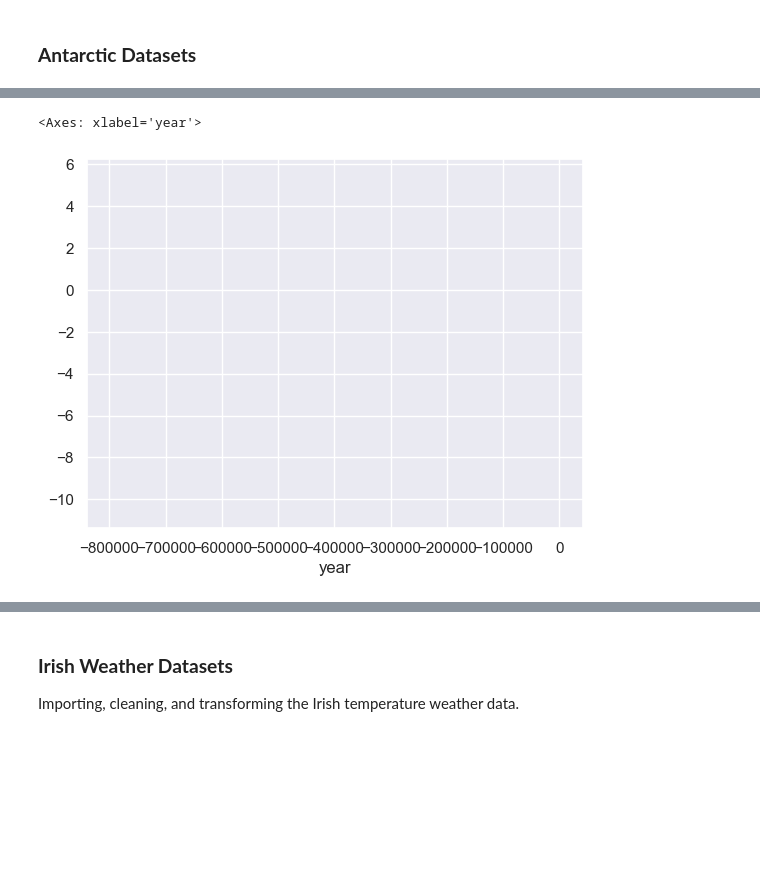
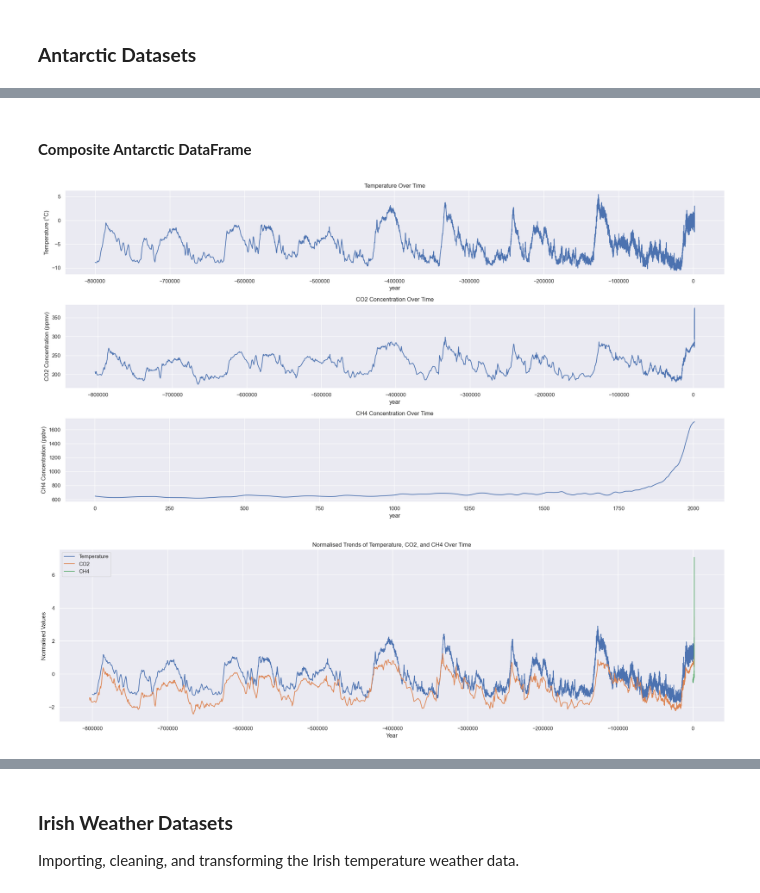
Before and after one commit to damienfarrell/prog-data-project-2, a Jupyter notebook: project_2.ipynb, the cells around one changed output, grey strips where cells are left out. Saved outputs shown, nothing was run; the diff lists cells and outputs as text; code cells hidden in the pictures; blank space fills up the shorter version.

Commit message:
Finally sorted the antarctic datasets

```diff
--- a/project_2.ipynb
+++ b/project_2.ipynb
@@ -122,3 +109,0 @@ antarctic_temp_df
-# %%
-antarctic_temp_df.set_index("year", inplace=True)
-antarctic_temp_df.plot()
@@ -178,3 +129,0 @@ year_range = pd.Series(range(min_year, max_year + 1), name="year")
-# %%
-antarctic_carbon_dioxide_df.set_index("year", inplace=True)
-antarctic_carbon_dioxide_df.plot()
@@ -186,2 +129,0 @@ Adding the year as a new column to Antarctic Temperature DataFrame, Antarctic Ca
-# %%
-antarctic_df = antarctic_carbon_dioxide_df.set_index("year").reindex(year_range)
@@ -247,5 +129,0 @@ Name: temp, Length: 805990, dtype: float64
-# %%
-antarctic_df["temp"].plot()
-# %% [output]
-<Axes: xlabel='year'>
-[figure, removed]
@@ -251,0 +158,58 @@ antarctic_df["temp"].plot()
+# %% [markdown]
+#### **Composite Antarctic DataFrame**
+# %%
+antarctic_df = pd.merge(year_range, antarctic_temp_df, on="year", how="left")
+antarctic_df = pd.merge(antarctic_df, antarctic_carbon_dioxide_df, on="year", how="left")
+
+antarctic_df = pd.merge(antarctic_df, antarctic_methane_df, on="year", how="left")
+antarctic_df = antarctic_df.set_index("year")
+antarctic_df = antarctic_df.sort_index()
+
+# Merging CO2 Columns
+antarctic_df['CO2 (ppmv)'] = antarctic_df['CO2 (ppmv)_x'].combine_first(antarctic_df['CO2 (ppmv)_y'])
+antarctic_df.drop(['CO2 (ppmv)_x', 'CO2 (ppmv)_y'], axis=1, inplace=True)
+
+# Filter the dataset to remove rows where all of temp, CO2, and CH4 are NaN
+antarctic_df = antarctic_df.dropna(subset=["temp (°C)", "CO2 (ppmv)", "CH4 (ppbv)"], how="all")
+# %%
+plt.figure(figsize=(20, 10))
+
+# Temperature
+plt.subplot(3, 1, 1)
+sns.lineplot(data=antarctic_df, x="year", y="temp (°C)")
+plt.title("Temperature Over Time")
+plt.ylabel("Temperature (°C)")
+
+# CO2
+plt.subplot(3, 1, 2)
+sns.lineplot(data=antarctic_df, x="year", y="CO2 (ppmv)")
+plt.title("CO2 Concentration Over Time")
+plt.ylabel("CO2 Concentration (ppmv)")
+
+# CH4
+plt.subplot(3, 1, 3)
+sns.lineplot(data=antarctic_df, x="year", y="CH4 (ppbv)")
+plt.title("CH4 Concentration Over Time")
+plt.ylabel("CH4 Concentration (ppbv)")
+plt.tight_layout();
+# %% [output]
+[figure, added]
+# %%
+plt.figure(figsize=(20, 6))
+
+# Normalising the data for overlaying
+normalised_data = (
+    antarctic_df[["temp (°C)", "CO2 (ppmv)", "CH4 (ppbv)"]] - antarctic_df[["temp (°C)", "CO2 (ppmv)", "CH4 (ppbv)"]].mean()) / antarctic_df[["temp (°C)", "CO2 (ppmv)", "CH4 (ppbv)"]].std()
+
+# Overlaying the plots
+sns.lineplot(data=normalised_data, x=antarctic_df.index, y="temp (°C)", label="Temperature")
+sns.lineplot(data=normalised_data, x=antarctic_df.index, y="CO2 (ppmv)", label="CO2")
+sns.lineplot(data=normalised_data, x=antarctic_df.index, y="CH4 (ppbv)", label="CH4")
+
+plt.title("Normalised Trends of Temperature, CO2, and CH4 Over Time")
+plt.ylabel("Normalised Values")
+plt.xlabel("Year")
+plt.legend()
+plt.tight_layout();
+# %% [output]
+[figure, added]
```
Also changed, not shown: parts of 29 cells of this notebook, 3 other files.
